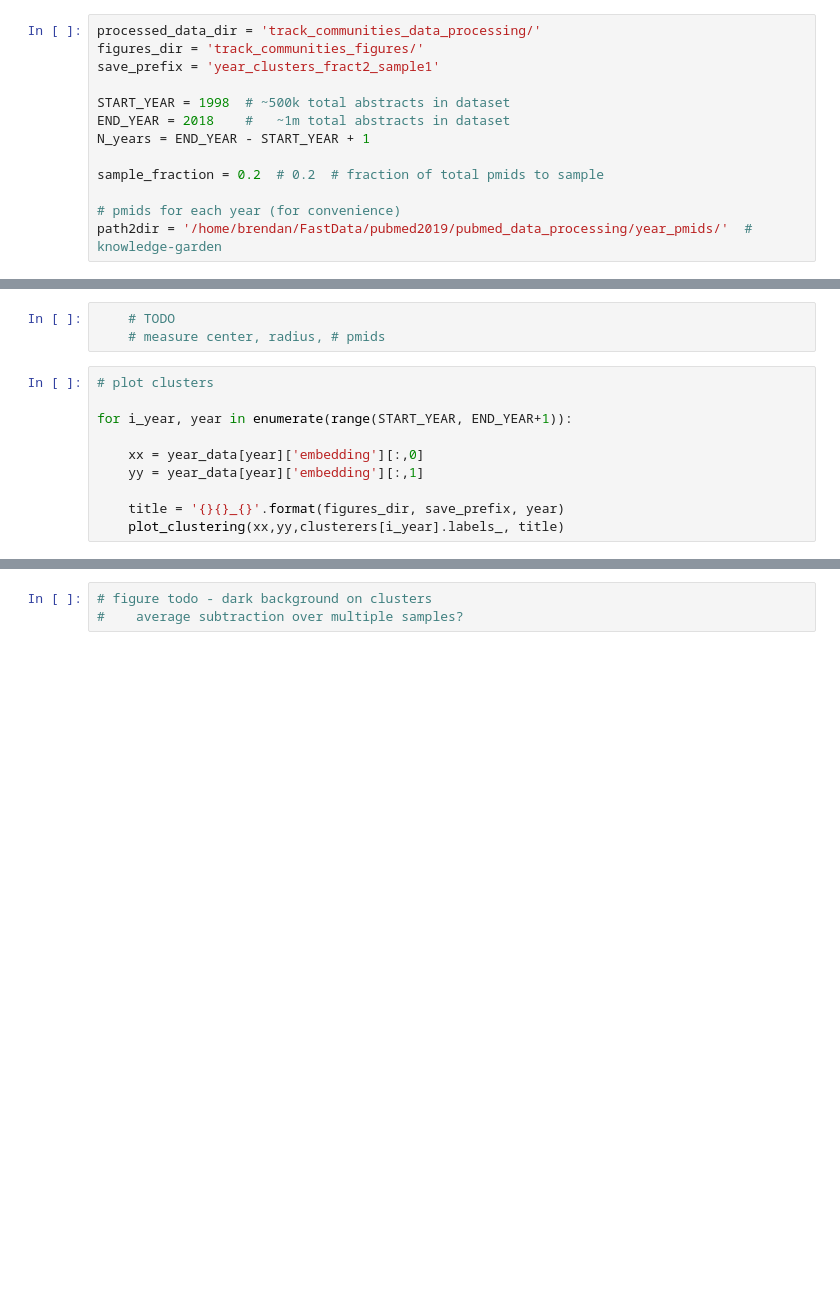
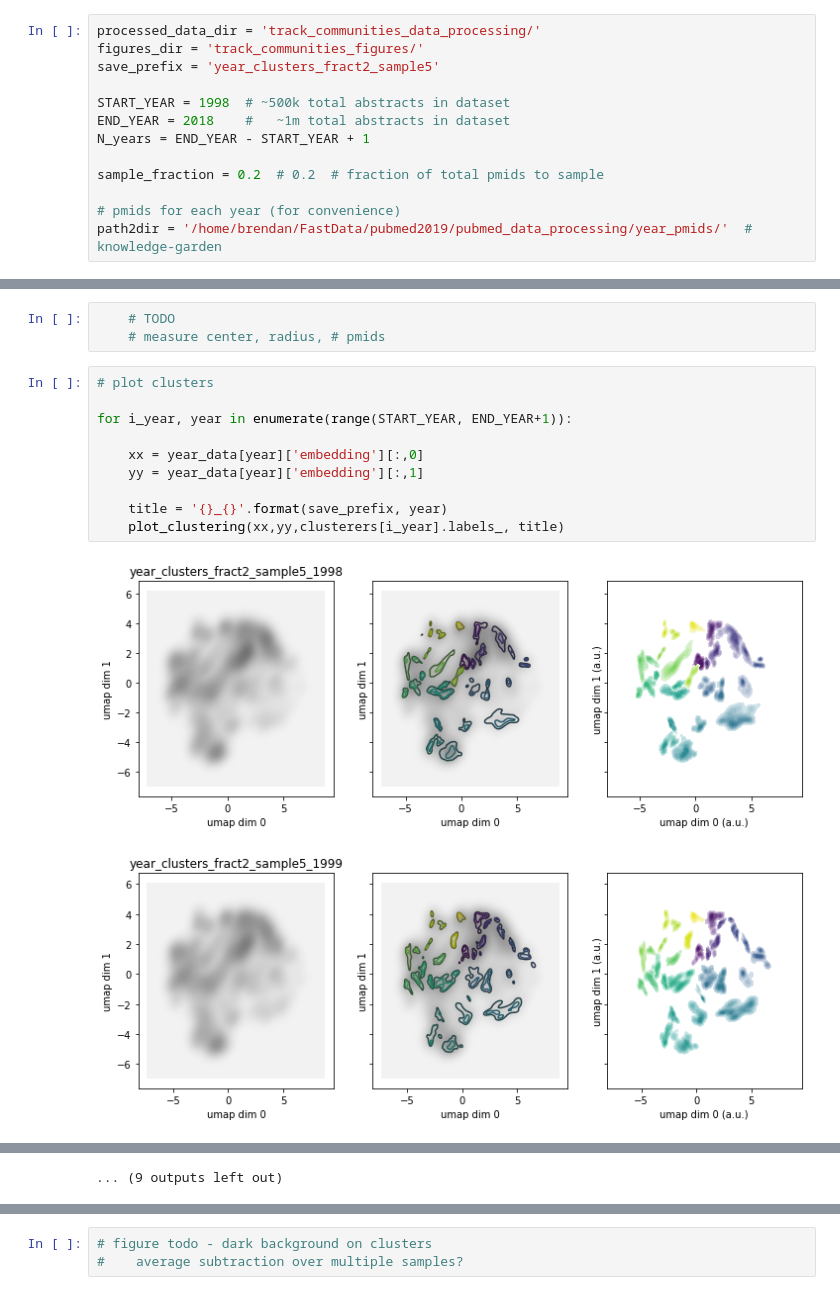
Before and after one commit to brendanchambers/attention_wildfires, a Jupyter notebook: research_dynamics/dynamics_v3/try_track_communities.ipynb, the cells around one changed output, grey strips where cells are left out. Saved outputs shown, nothing was run; the diff lists cells and outputs as text; blank space fills up the shorter version.

```diff
--- a/research_dynamics/dynamics_v3/try_track_communities.ipynb
+++ b/research_dynamics/dynamics_v3/try_track_communities.ipynb
@@ -19,7 +19,7 @@ import hdbscan
 # %%
 processed_data_dir = 'track_communities_data_processing/'
 figures_dir = 'track_communities_figures/'
-save_prefix = 'year_clusters_fract2_sample1'
+save_prefix = 'year_clusters_fract2_sample5'
 
 START_YEAR = 1998  # ~500k total abstracts in dataset
 END_YEAR = 2018    #   ~1m total abstracts in dataset
@@ -450,10 +484,13 @@ num clusters: 24
 # %%
 # plot clusters
 
 for i_year, year in enumerate(range(START_YEAR, END_YEAR+1)):
 
     xx = year_data[year]['embedding'][:,0]
     yy = year_data[year]['embedding'][:,1]
 
-    title = '{}{}_{}'.format(figures_dir, save_prefix, year)
+    title = '{}_{}'.format(save_prefix, year)
     plot_clustering(xx,yy,clusterers[i_year].labels_, title)
+# %% [output]
+[figure, added]
+[figure, added]
@@ -460,3 +507,4 @@ for i_year, year in enumerate(range(START_YEAR, END_YEAR+1)):
+... (9 outputs left out)
 # %%
 # save things
 
```
Also changed, not shown: parts of 6 cells of this notebook, 39 other files.
